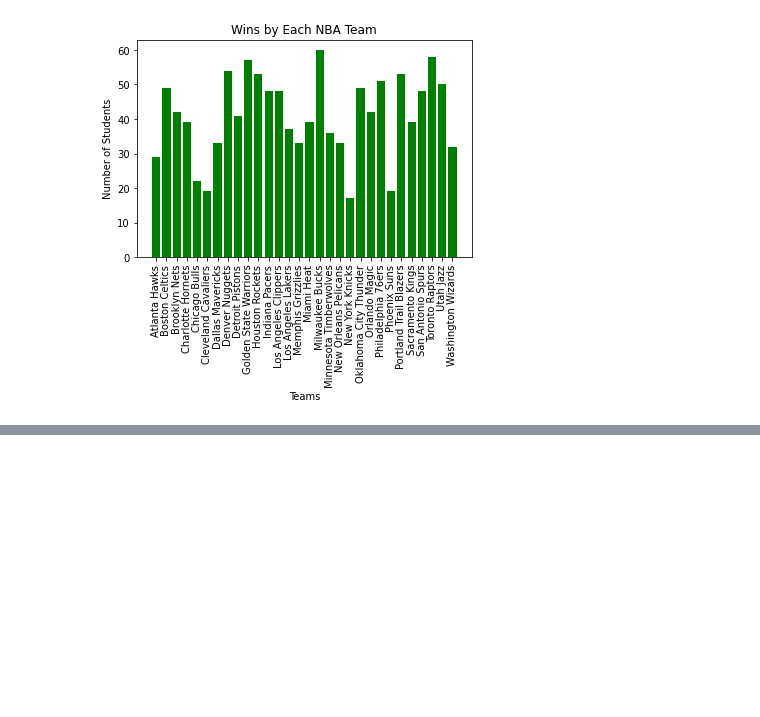
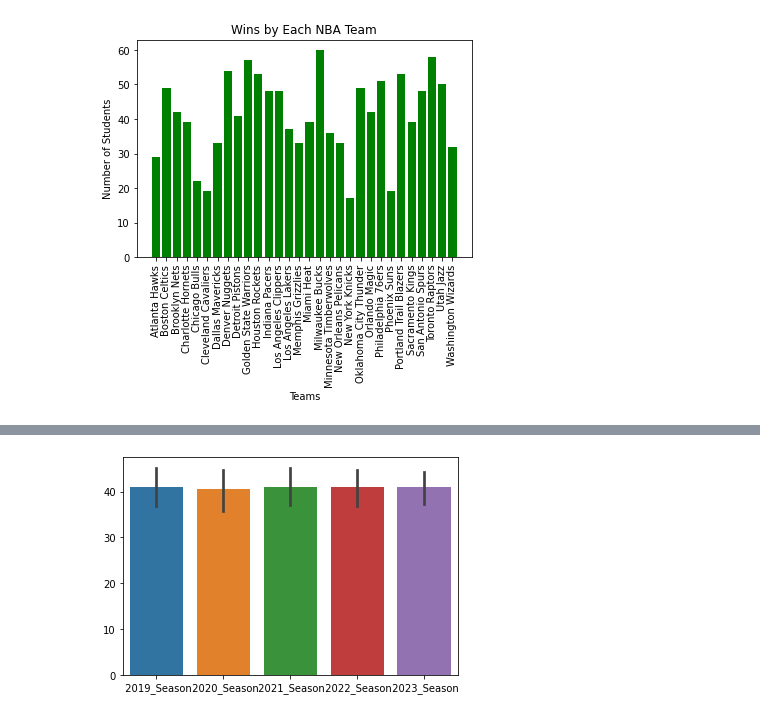
Before and after one commit to rayrayshams/Tri-3, a Jupyter notebook: _notebooks/2023-5-14-PandasNATM.ipynb, the cells around one changed output, grey strips where cells are left out. Drawn from its saved outputs; the diff is of its cells as text; code cells hidden in the pictures; blank space fills up the shorter version.

```diff
--- a/_notebooks/2023-5-14-PandasNATM.ipynb
+++ b/_notebooks/2023-5-14-PandasNATM.ipynb
@@ -96,3 +93,10 @@ plt.xticks(rotation=90)
 plt.show()
 # %% [output]
 [figure]
+# %%
+# Import the necessary modules
+import pandas as pd
+
+# Initialize the lists for X and Y
+df = pd.read_csv('files/basketball.csv')
+df
@@ -98,0 +121,6 @@ plt.show()
+# %%
+import seaborn as sns
+
+ax = sns.barplot(data=df)
+# %% [output]
+[figure, added]
```
Also changed, not shown: parts of 2 cells of this notebook.
